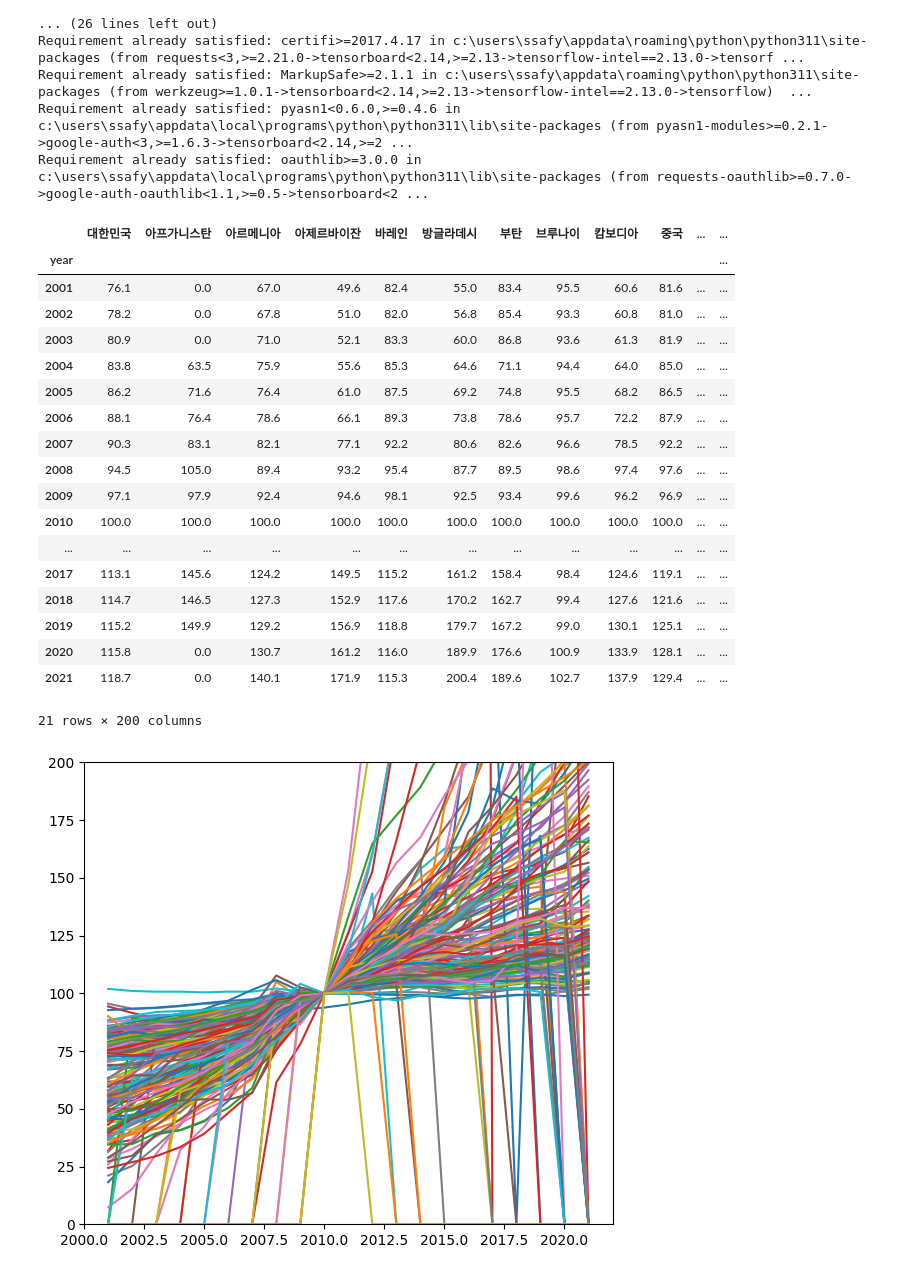
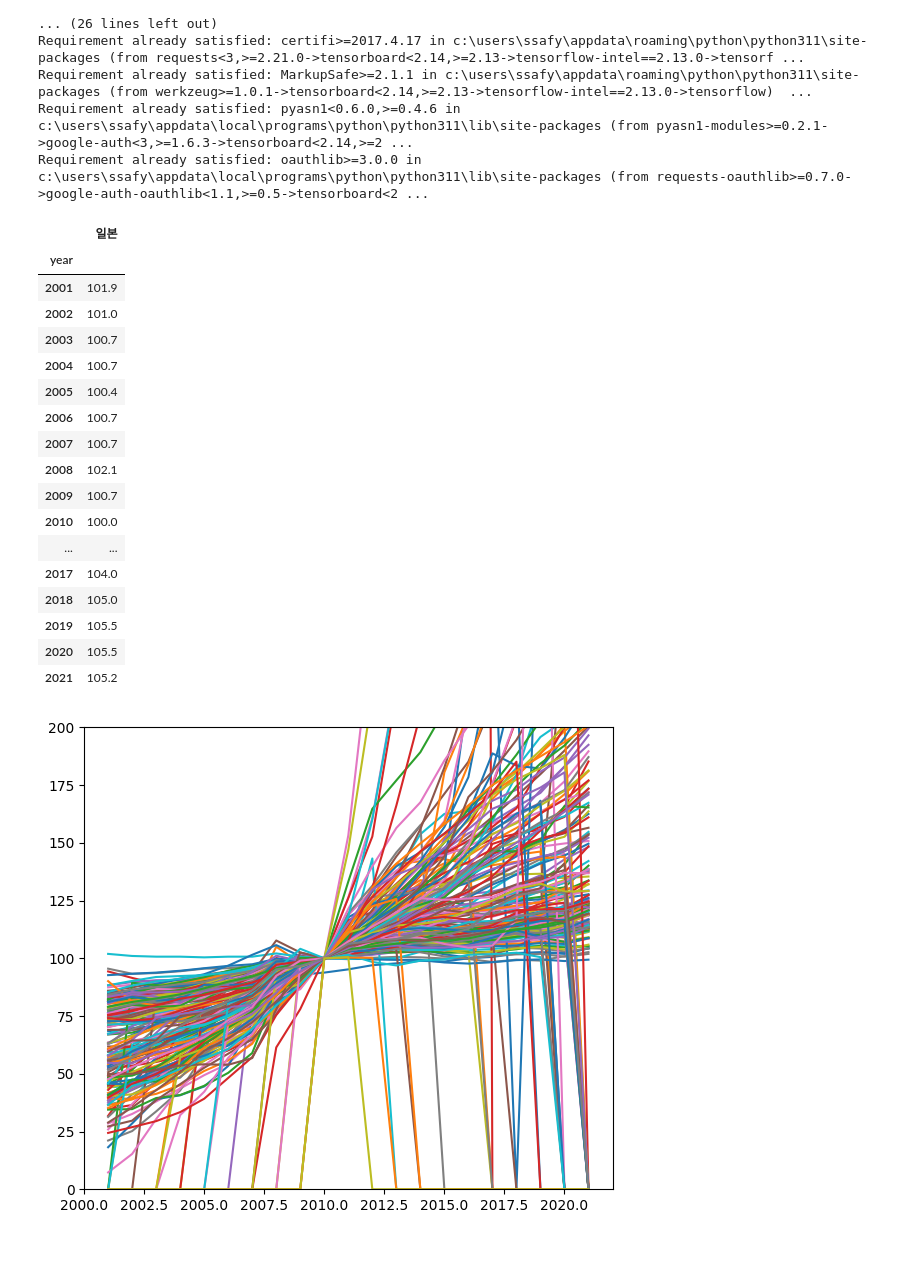
Before and after one commit to dontk1llme/TRIPICK, a Jupyter notebook: server/recommend/app/data/물가지수_전처리_및_예측.ipynb, the cells around one changed output. Cells and saved outputs as stored; diff of their text form; code cells hidden in the pictures.

```diff
--- a/server/recommend/app/data/물가지수_전처리_및_예측.ipynb
+++ b/server/recommend/app/data/물가지수_전처리_및_예측.ipynb
@@ -307,25 +309,24 @@ Requirement already satisfied: oauthlib>=3.0.0 in c:\users\ssafy\appdata\local\p
 # %%
-price_index_table
+price_index_table[['일본']]
 # %% [output]
-|  | 대한민국 | 아프가니스탄 | 아르메니아 | 아제르바이잔 | 바레인 | 방글라데시 | 부탄 | 브루나이 | 캄보디아 | 중국 | ... | ... |
-| year |  |  |  |  |  |  |  |  |  |  |  | ... |
-| 2001 | 76.1 | 0.0 | 67.0 | 49.6 | 82.4 | 55.0 | 83.4 | 95.5 | 60.6 | 81.6 | ... | ... |
-| 2002 | 78.2 | 0.0 | 67.8 | 51.0 | 82.0 | 56.8 | 85.4 | 93.3 | 60.8 | 81.0 | ... | ... |
-| 2003 | 80.9 | 0.0 | 71.0 | 52.1 | 83.3 | 60.0 | 86.8 | 93.6 | 61.3 | 81.9 | ... | ... |
-| 2004 | 83.8 | 63.5 | 75.9 | 55.6 | 85.3 | 64.6 | 71.1 | 94.4 | 64.0 | 85.0 | ... | ... |
-| 2005 | 86.2 | 71.6 | 76.4 | 61.0 | 87.5 | 69.2 | 74.8 | 95.5 | 68.2 | 86.5 | ... | ... |
-| 2006 | 88.1 | 76.4 | 78.6 | 66.1 | 89.3 | 73.8 | 78.6 | 95.7 | 72.2 | 87.9 | ... | ... |
-| 2007 | 90.3 | 83.1 | 82.1 | 77.1 | 92.2 | 80.6 | 82.6 | 96.6 | 78.5 | 92.2 | ... | ... |
-| 2008 | 94.5 | 105.0 | 89.4 | 93.2 | 95.4 | 87.7 | 89.5 | 98.6 | 97.4 | 97.6 | ... | ... |
-| 2009 | 97.1 | 97.9 | 92.4 | 94.6 | 98.1 | 92.5 | 93.4 | 99.6 | 96.2 | 96.9 | ... | ... |
-| 2010 | 100.0 | 100.0 | 100.0 | 100.0 | 100.0 | 100.0 | 100.0 | 100.0 | 100.0 | 100.0 | ... | ... |
-| ... | ... | ... | ... | ... | ... | ... | ... | ... | ... | ... | ... | ... |
-| 2017 | 113.1 | 145.6 | 124.2 | 149.5 | 115.2 | 161.2 | 158.4 | 98.4 | 124.6 | 119.1 | ... | ... |
-| 2018 | 114.7 | 146.5 | 127.3 | 152.9 | 117.6 | 170.2 | 162.7 | 99.4 | 127.6 | 121.6 | ... | ... |
-| 2019 | 115.2 | 149.9 | 129.2 | 156.9 | 118.8 | 179.7 | 167.2 | 99.0 | 130.1 | 125.1 | ... | ... |
-| 2020 | 115.8 | 0.0 | 130.7 | 161.2 | 116.0 | 189.9 | 176.6 | 100.9 | 133.9 | 128.1 | ... | ... |
-| 2021 | 118.7 | 0.0 | 140.1 | 171.9 | 115.3 | 200.4 | 189.6 | 102.7 | 137.9 | 129.4 | ... | ... |
+|  | 일본 |
+| year |  |
+| 2001 | 101.9 |
+| 2002 | 101.0 |
+| 2003 | 100.7 |
+| 2004 | 100.7 |
+| 2005 | 100.4 |
+| 2006 | 100.7 |
+| 2007 | 100.7 |
+| 2008 | 102.1 |
+| 2009 | 100.7 |
+| 2010 | 100.0 |
+| ... | ... |
+| 2017 | 104.0 |
+| 2018 | 105.0 |
+| 2019 | 105.5 |
+| 2020 | 105.5 |
+| 2021 | 105.2 |
-21 rows × 200 columns
 # %%
 order = price_index_table.columns[0:189]
 
```
Also changed, not shown: parts of 41 cells of this notebook.
